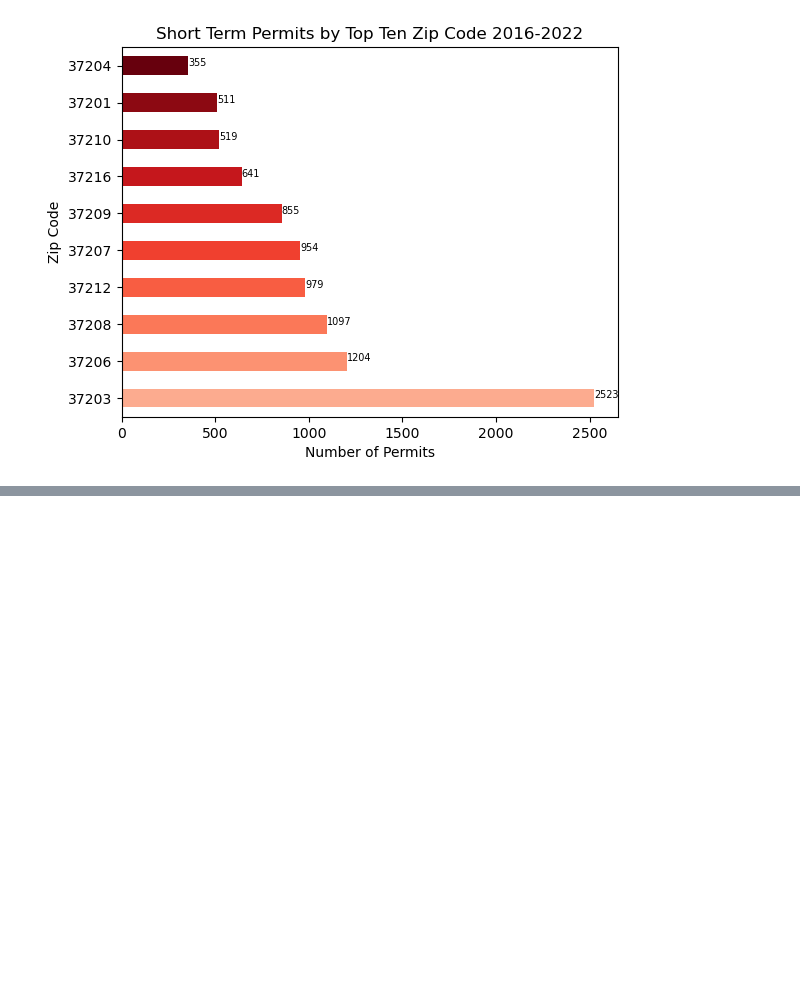
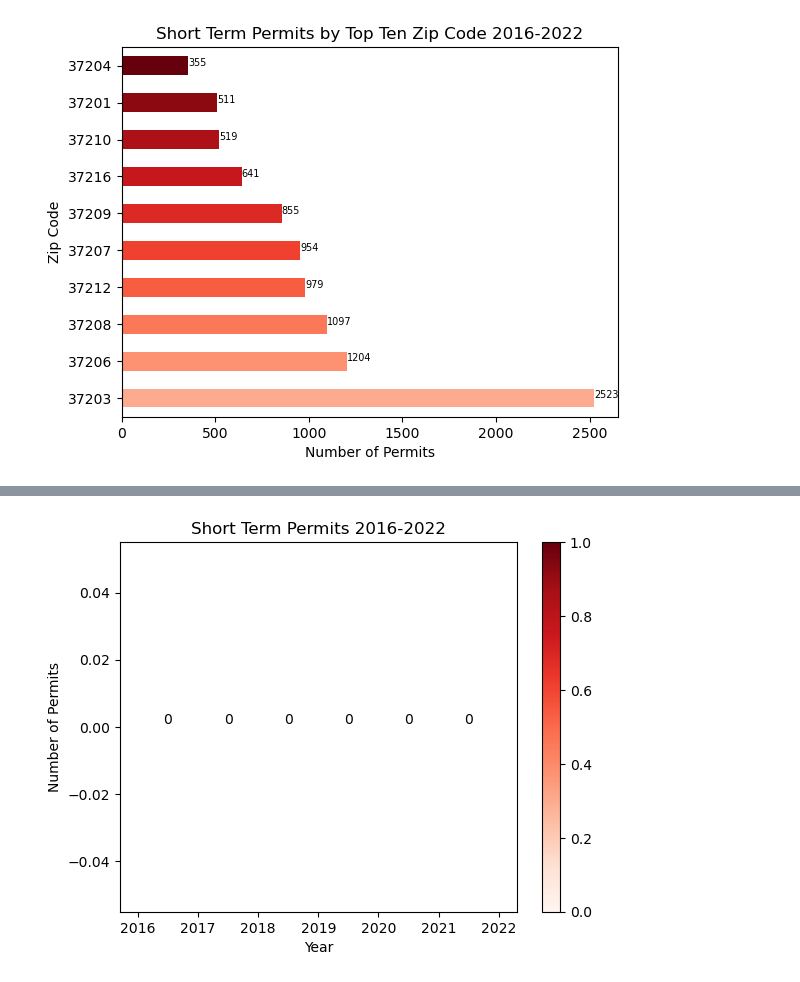
Before and after one commit to bob10182/Crime-and-Rentals, a Jupyter notebook: notebooks/Short_term_rental.ipynb, the cells around one changed output, grey strips where cells are left out. Drawn from its saved outputs; the diff is of its cells as text; code cells hidden in the pictures; blank space fills up the shorter version.

```diff
--- a/notebooks/Short_term_rental.ipynb
+++ b/notebooks/Short_term_rental.ipynb
@@ -190,0 +180,14 @@ dtype: int64
+# %%
+n, bins, patches = plt.hist(filtered_by_year, bins=range(2016, 2023), color='red')
+plt.colorbar(cm.ScalarMappable(norm=None, cmap='Reds'), ax=plt.gca())
+
+plt.title('Short Term Permits 2016-2022')
+plt.xlabel('Year')
+plt.ylabel('Number of Permits')
+
+for i in range(len(patches)):
+    plt.annotate(int(n[i]), xy=((bins[i]+bins[i+1])/2, n[i]), ha='center', va='bottom')
+
+plt.show()
+# %% [output]
+[figure, added]
```
Also changed, not shown: parts of 4 cells of this notebook, 1 other file.
